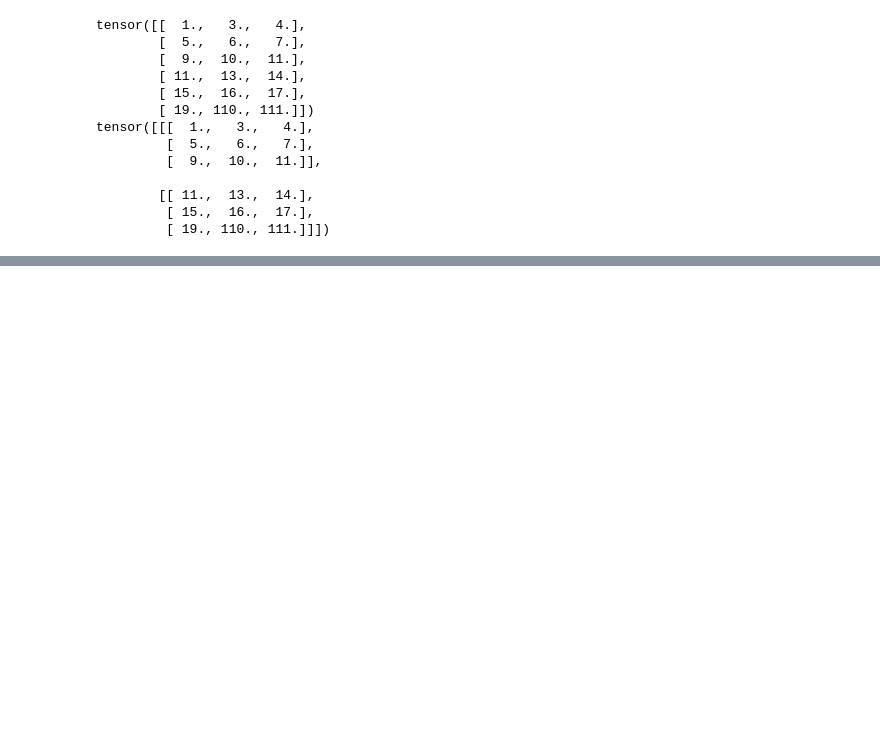
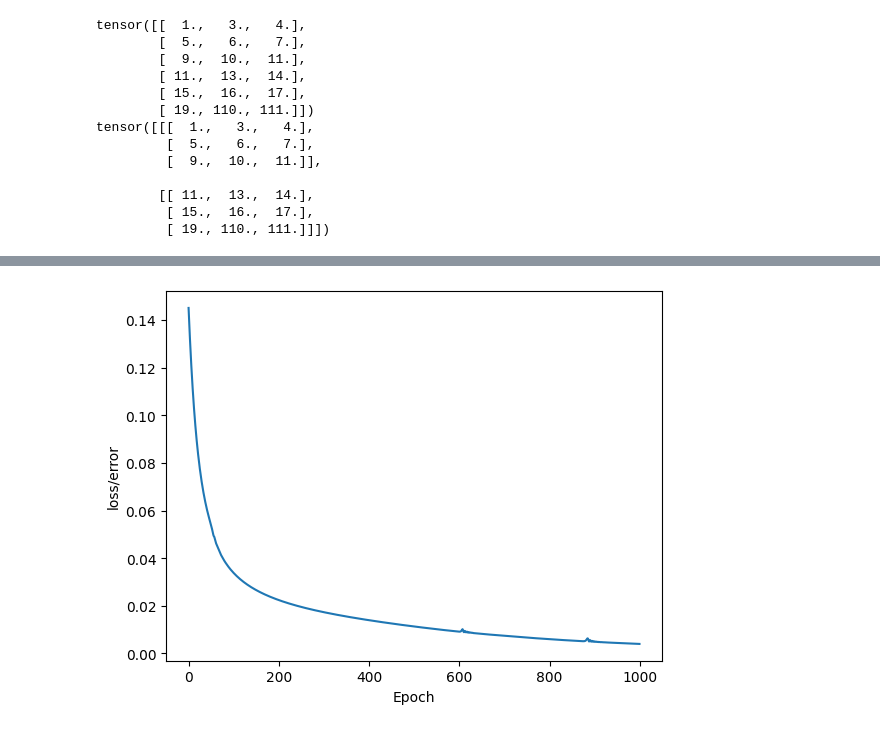
Before and after one commit to LeeEulHo/Python_basic, a Jupyter notebook: Python_Practice/Python_Pytorch/pytorch_tutorial.ipynb, the cells around one changed output, grey strips where cells are left out. Saved outputs shown, nothing was run; the diff lists cells and outputs as text; code cells hidden in the pictures; blank space fills up the shorter version.

```diff
--- a/Python_Practice/Python_Pytorch/pytorch_tutorial.ipynb
+++ b/Python_Practice/Python_Pytorch/pytorch_tutorial.ipynb
@@ -423,0 +564,15 @@ tensor([[[  1.,   3.,   4.],
+# %%
+# 신경망 모델로 input이 가능하도록 데이터를 float tensor 형태로 변환
+
+X_train = torch.FloatTensor(X_train)
+X_test = torch.FloatTensor(X_test)
+# %%
+# variety 값이 들어있는 Y 데이터들은 tensor long 형태로 변환
+
+Y_train = torch.LongTensor(Y_train)
+Y_test = torch.LongTensor(Y_test)
+# %%
+# 함수의 손실값을 줄이기 위한 손실함수와 최적화 함수 및 Learning rate 지정
+
+criterion = nn.CrossEntropyLoss() #CrossEntropyLoss함수 사용
+optimize = torch.optim.Adam(model.parameters(), lr=0.01) #손실 함수와 Learning rate 값 지정
@@ -423,0 +590,23 @@ tensor([[[  1.,   3.,   4.],
+# %%
+# 모델에 데이터를 전달하여 학습 진행 (epoch는 데이터 전체를 활용하여 모델을 학습시키는 횟수를 의미한다)
+
+epochs = 1000 #학습 반복 횟수 지정 1000번으로
+losses = [] #각 epoch별 loss값을 리스트에 저장
+
+for i in range(epochs):
+    # 순전파 진행 및 예측
+    y_pred = model.forward(X_train)
+
+    # loss값 계산
+    loss = criterion(y_pred, Y_train)
+    # loss값을 매 epoch마다 losses에 저장
+    losses.append(loss.detach().numpy())
+
+    # epoch 10 마다 loss값 상태 출력
+    if i % 10 == 0:
+        print(f'Epoch: {i} and loss: {loss}')
+
+    # 매 epoch마다 순전파를 통한 학습의 결과인 loss값을 기반으로 역전파(back propagation)을 진행하여 노드간의 가중치값을 fine turning 진행
+    optimize.zero_grad()
+    loss.backward() #역전파
+    optimize.step()
@@ -423,0 +631,9 @@ tensor([[[  1.,   3.,   4.],
+# %%
+# loss값을 활용하여 그래프를 통해 값의 변화 추이를 확인
+
+plt.plot(range(epochs), losses)
+plt.ylabel("loss/error")
+plt.xlabel('Epoch')
+plt.show()
+# %% [output]
+[figure, added]
```
Also changed, not shown: parts of 19 cells of this notebook, 1 other file.
